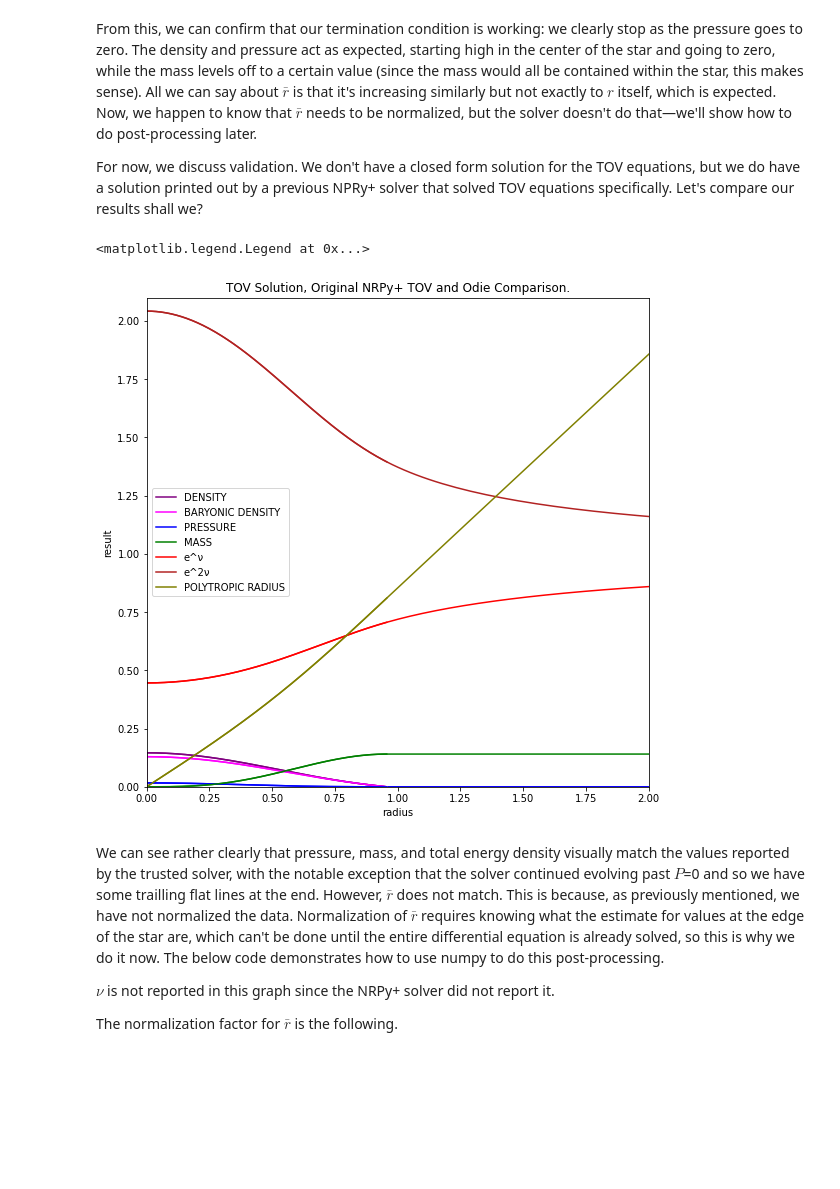
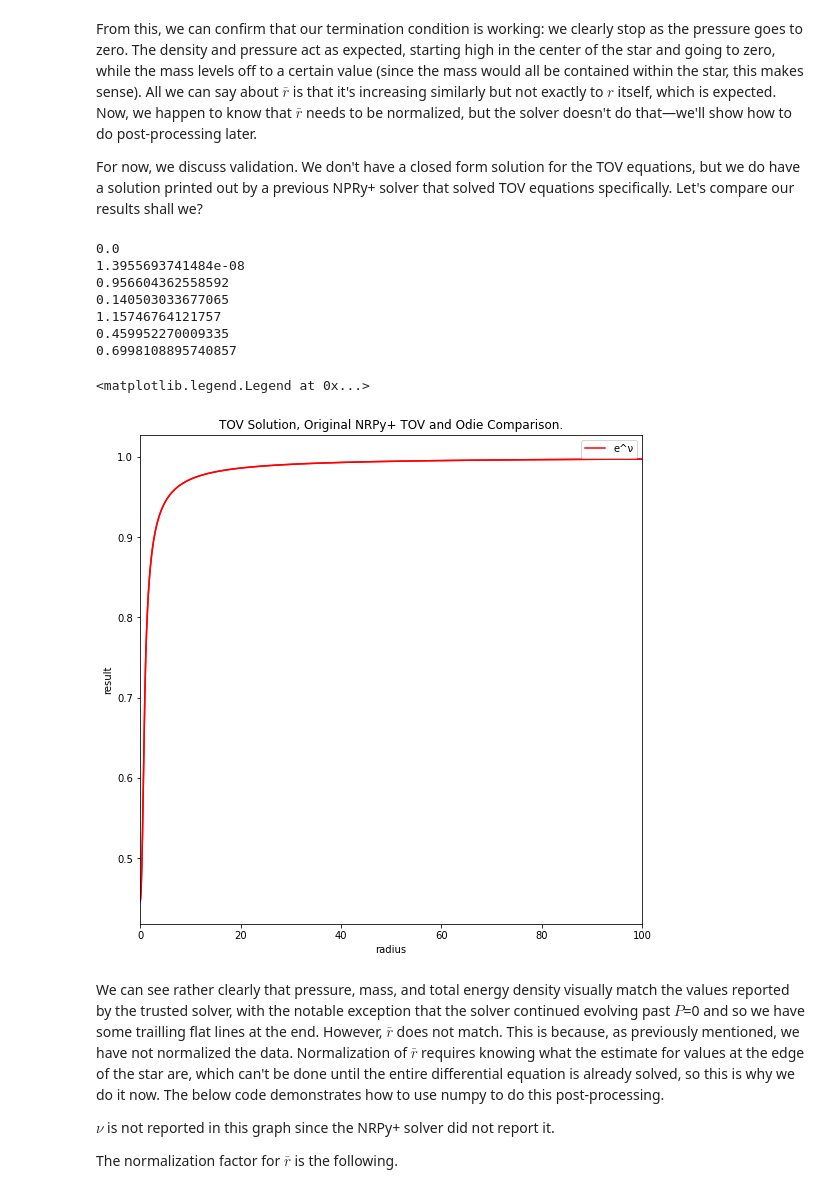
Before and after one commit to GMBlackjack/ODESolver, a Jupyter notebook: NRPy+_OdieGM_Tutorial-(CopyForMessingWith).ipynb, the cells around one changed output. Saved outputs shown, nothing was run; the diff lists cells and outputs as text; code cells hidden in the pictures; blank space fills up the shorter version.

```diff
--- a/NRPy+_OdieGM_Tutorial-(CopyForMessingWith).ipynb
+++ b/NRPy+_OdieGM_Tutorial-(CopyForMessingWith).ipynb
@@ -3569,7 +3569,7 @@ import csv
 import sys
 # https://stackoverflow.com/questions/2753254/how-to-open-a-file-in-the-parent-directory-in-python-in-appengine
 # to make sure we get the right file.
-with open(sys.path[0] + '/eeeData.txt') as f:
+with open(sys.path[0] + '/jjData.txt') as f:
     reader = csv.reader(f, delimiter=' ')
     for row in reader:
         positionList.append(float(row[0]))
@@ -3591,7 +3591,7 @@ ax.plot(positionList, np.array(calculatedList2)*(1.0/R_Schw), color='g', label="
 ax.plot(positionList, np.array(calculatedList3)*(1.0/R_Schw), color='olive', label="MASS")
 
 # plt.ylim(0.0,0.15)
-# plt.xlim(0.0,1)
+plt.xlim(0.0,30)
 fig.set_size_inches(9,9)
 ax.legend()
 # %% [output]
@@ -3721,7 +3720,7 @@ calculatedList4 = []
 calculatedList5 = []
 calculatedList6 = []
 
-with open(sys.path[0] + '/outputTOVpolytrope.txt') as f: # Data from Original NRPy+ TOV Solver
+with open(sys.path[0] + '/outputTOVpolytropeMedium.txt') as f: # Data from Original NRPy+ TOV Solver
     reader = csv.reader(f, delimiter=' ')
     for row in reader:
         positionList.append(float(row[0]))
@@ -3739,61 +3738,72 @@ acalculatedList1 = []
 acalculatedList2 = []
 acalculatedList3 = []
 acalculatedList4 = []
 acalculatedList5 = []
 acalculatedList6 = []
 
-with open(sys.path[0] + '/oooJData.txt') as f:
+with open(sys.path[0] + '/jjData.txt') as f:
     reader = csv.reader(f, delimiter=' ')
     for row in reader:
         apositionList.append(float(row[0]))
         acalculatedList0.append(float(row[1]))
         acalculatedList1.append(float(row[2]))
         acalculatedList2.append(float(row[3]))
         acalculatedList3.append(float(row[4]))
-        acalculatedList4.append(np.log(float(row[5])))
+        acalculatedList4.append(float(row[5]))
         acalculatedList5.append(float(row[6]))
-        acalculatedList6.append(float(row[7]))
+        if acalculatedList0[-1] == 0:
+            if acalculatedList0[-2] > 0:
+                print(acalculatedList0[-1])
+                print(acalculatedList0[-2])
+                R_Schw = apositionList[-2]
+                print(R_Schw)
+                M = acalculatedList3[-2]
+                print(M)
+                Rbar_Schw = acalculatedList5[-2]
+                print(Rbar_Schw)
+                NU = acalculatedList4[-2]
+                print(NU)
 
 fig, ax = plt.subplots()
 ax.set_xlabel('radius')
 ax.set_ylabel('result')
 ax.set_title('TOV Solution, Original NRPy+ TOV and Odie Comparison.')
 
-R_Schw    = apositionList[-1]
-M         = acalculatedList3[-1]
-Rbar_Schw = acalculatedList6[-1]
-NU        = acalculatedList4[-1]
-
 # Calculate the normalization constant for r_bar
 C = 0.5*(np.sqrt(R_Schw*(R_Schw - 2.0*M)) + R_Schw - M) / Rbar_Schw
+print(C)
 
-nuArr_np = np.array(acalculatedList4)
-nuArr_np = nuArr_np - nuArr_np[-1] + np.log(1.-2.*M/R_Schw)
-
-ax.plot(positionList, calculatedList0, color='purple')
-ax.plot(positionList, calculatedList1, color='fuchsia')
-ax.plot(positionList, calculatedList2, color='b')
-ax.plot(positionList, calculatedList3, color='g')
+#ax.plot(positionList, calculatedList0, color='purple')
+#ax.plot(positionList, calculatedList1, color='fuchsia')
+#ax.plot(positionList, calculatedList2, color='b')
+#ax.plot(positionList, calculatedList3, color='g')
 ax.plot(positionList, calculatedList4, color='r')
-ax.plot(positionList, calculatedList5, color='firebrick')
-ax.plot(positionList, calculatedList6, color='olive')
+#ax.plot(positionList, calculatedList5, color='firebrick')
+#ax.plot(positionList, calculatedList6, color='olive')
 
 
-ax.plot(apositionList, acalculatedList0, color='purple', label = "DENSITY")
-ax.plot(apositionList, acalculatedList1, color='fuchsia', label = "BARYONIC DENSITY")
-ax.plot(apositionList, acalculatedList2, color='b', label = "PRESSURE")
-ax.plot(apositionList, acalculatedList3, color='g', label = "MASS")
-ax.plot(apositionList, np.exp(nuArr_np), color='r', label = "e^ν")
-ax.plot(apositionList, (np.array(apositionList)/(np.array(acalculatedList6)*C))*(np.array(apositionList)/(np.array(acalculatedList6)*C)), color='firebrick', label = "e^2ν")
-ax.plot(apositionList, np.array(acalculatedList6)*C, color='olive', label = "POLYTROPIC RADIUS")
+#ax.plot(apositionList, acalculatedList0, color='purple', label = "DENSITY")
+#ax.plot(apositionList, acalculatedList1, color='fuchsia', label = "BARYONIC DENSITY")
+#ax.plot(apositionList, acalculatedList2, color='b', label = "PRESSURE")
+#ax.plot(apositionList, acalculatedList3, color='g', label = "MASS")
+ax.plot(apositionList, np.exp(np.array(acalculatedList4) - NU + np.log(1.-2.*M/R_Schw)), color='r', label = "e^ν")
+#ax.plot(apositionList, (np.array(apositionList)/(np.array(acalculatedList6)*C))*(np.array(apositionList)/(np.array(acalculatedList6)*C)), color='firebrick', label = "e^2ν")
+#ax.plot(apositionList, np.array(acalculatedList5)*C, color='olive', label = "POLYTROPIC RADIUS")
 
-plt.ylim(0.0,2.1)
-plt.xlim(0.0,2)
+#plt.ylim(0.0,8)
+plt.xlim(0.0,100)
 fig.set_size_inches(9,9)
 ax.legend()
 # %% [output]
-<matplotlib.legend.Legend at 0x...>
+0.0
+1.3955693741484e-08
+0.956604362558592
+0.140503033677065
+1.15746764121757
+0.459952270009335
+0.6998108895740857
+<matplotlib.legend.Legend at 0x...>
-[figure, old version]
+[figure, new version]
 # %% [markdown]
 We can see rather clearly that pressure, mass, and total energy density visually match the values reported by the trusted solver, with the notable exception that the solver continued evolving past $P$=0 and so we have some trailling flat lines at the end. However, $\bar r$ does not match. This is because, as previously mentioned, we have not normalized the data. Normalization of $\bar r$ requires knowing what the estimate for values at the edge of the star are, which can't be done until the entire differential equation is already solved, so this is why we do it now. The below code demonstrates how to use numpy to do this post-processing.
 
```
Also changed, not shown: parts of 9 cells of this notebook, 2 other files.
